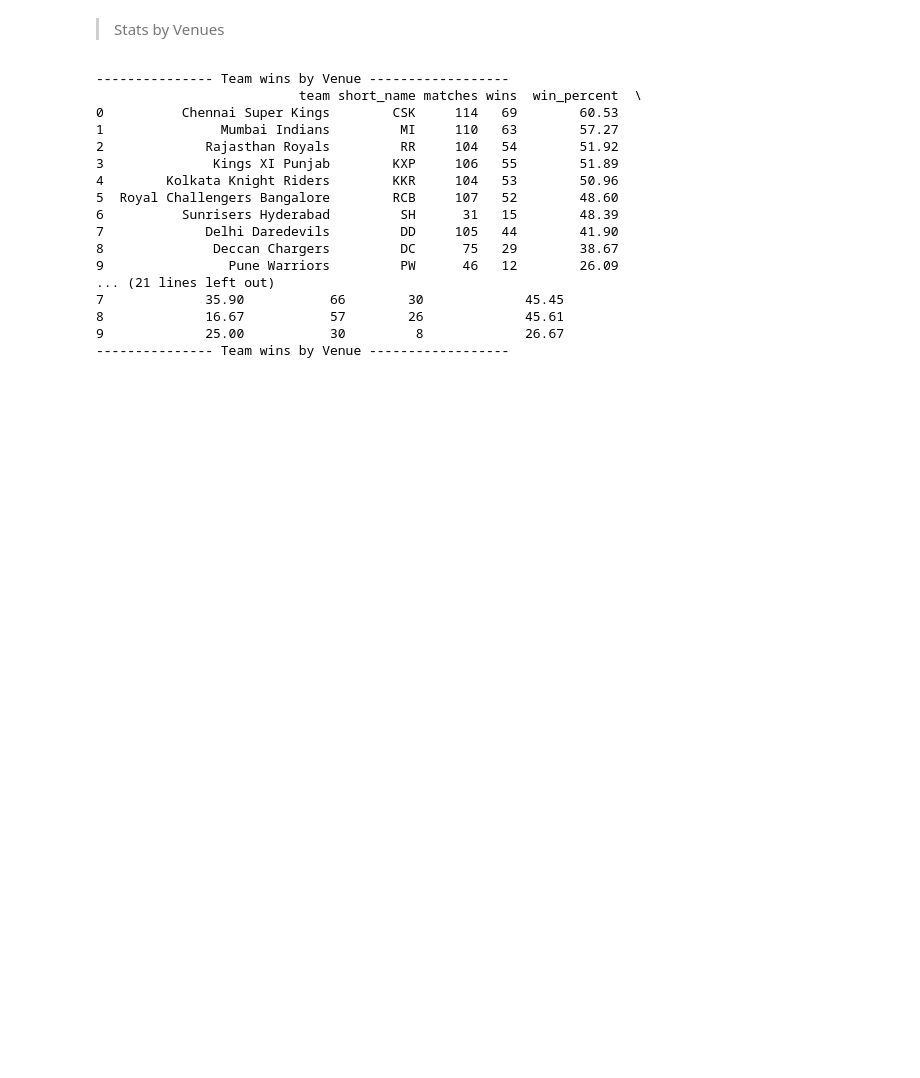
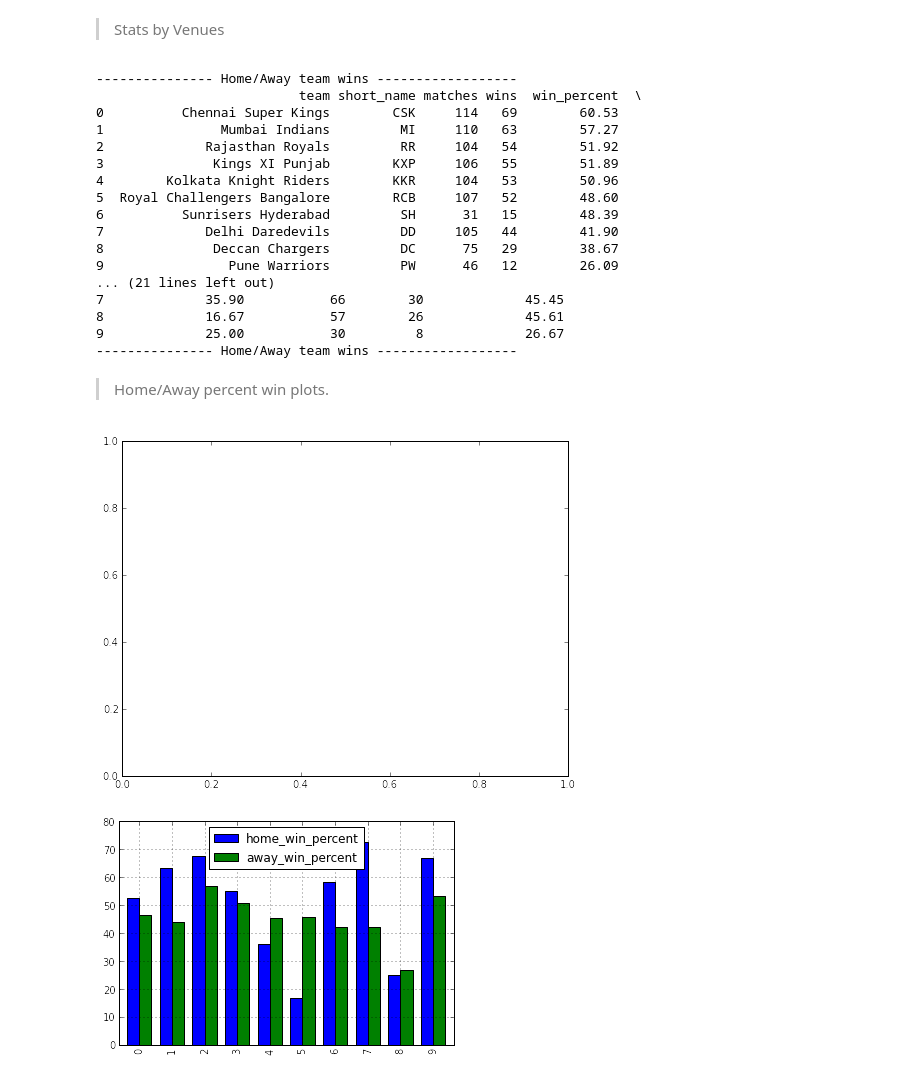
Before and after one commit to bharatreddy/collections, a Jupyter notebook: Team-Analysis.ipynb, the cells around one changed output. Cells and saved outputs as stored; diff of their text form; code cells hidden in the pictures; blank space fills up the shorter version.

Commit message:
plot home/away

```diff
--- a/Team-Analysis.ipynb
+++ b/Team-Analysis.ipynb
@@ -228,9 +228,9 @@ homeAwayDF['away_win_percent'] = (homeAwayDF['away_wins']*100./homeAwayDF['away_
                                 .apply(lambda x: round(x, 2))
 print "--------------- Home/Away team wins ------------------"
 print homeAwayDF.sort( 'win_percent', ascending=False ).reset_index(drop=True).head(10)
-print "--------------- Team wins by Venue ------------------"
+print "--------------- Home/Away team wins ------------------"
 # %% [output]
---------------- Team wins by Venue ------------------
+--------------- Home/Away team wins ------------------
                           team short_name matches wins  win_percent  \
 0          Chennai Super Kings        CSK     114   69        60.53
 1               Mumbai Indians         MI     110   63        57.27
@@ -246,4 +246,27 @@ print "--------------- Team wins by Venue ------------------"
 7             35.90           66        30             45.45
 8             16.67           57        26             45.61
 9             25.00           30         8             26.67
---------------- Team wins by Venue ------------------
+--------------- Home/Away team wins ------------------
+# %% [markdown]
+> Home/Away percent win plots.
+# %%
+plotDF = homeAwayDF[ [ 'short_name', 'home_win_percent', 'away_win_percent' ] ]
+fig = plt.figure(figsize=(8,6))
+ax1 = fig.add_subplot(111)
+# plot total team wins
+ax1 = plotDF[['home_win_percent','away_win_percent']].plot(kind='bar', use_index=True)
+# ax1 = homeAwayDF.plot(x='short_name', y='home_win_percent', kind='bar',\
+#                  ylim=[0,100], fontsize = 14, color='#1E90FF' )
+# ax1 = homeAwayDF.plot(x='short_name', y='away_win_percent', kind='bar',\
+#                  ylim=[0,100], fontsize = 14, color='g', alpha=0.5, align='left' )
+# ax1.set_ylabel( 'Win Percent', fontsize=16 )
+# yticks = [20, 40, 60, 80, 100]
+# ax1.yaxis.set_ticks(yticks)
+# ax1.set_yticklabels(yticks, fontsize=14)
+# ax1.set_xlabel( 'Team', fontsize=14 )
+# ax1.set_title( 'Home/Away Win percent by teams', fontsize=16 )
+# ax1.patch.set_facecolor('gray')
+# ax1.patch.set_alpha(0.75)
+# %% [output]
+[figure, added]
+[figure, added]
```
Also changed, not shown: parts of 2 cells of this notebook.
